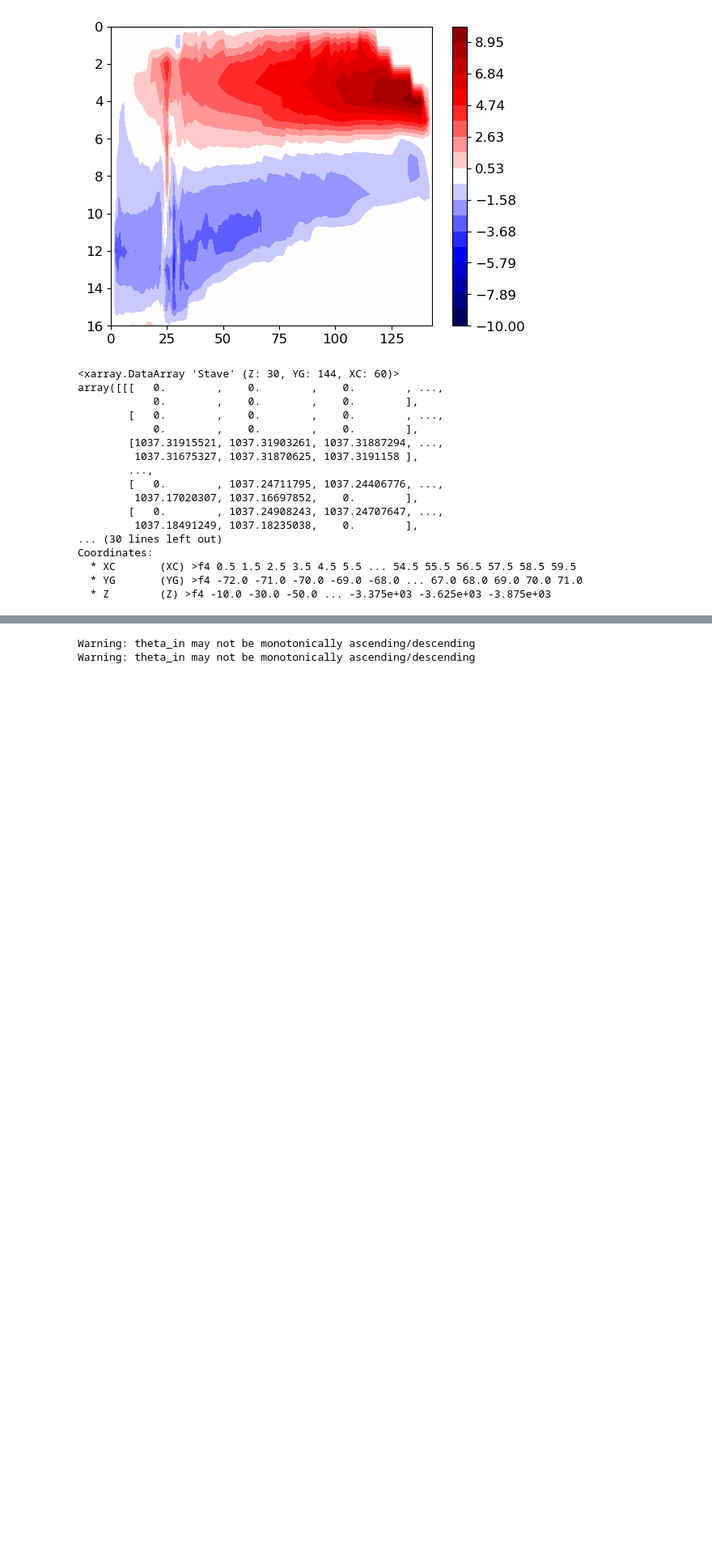
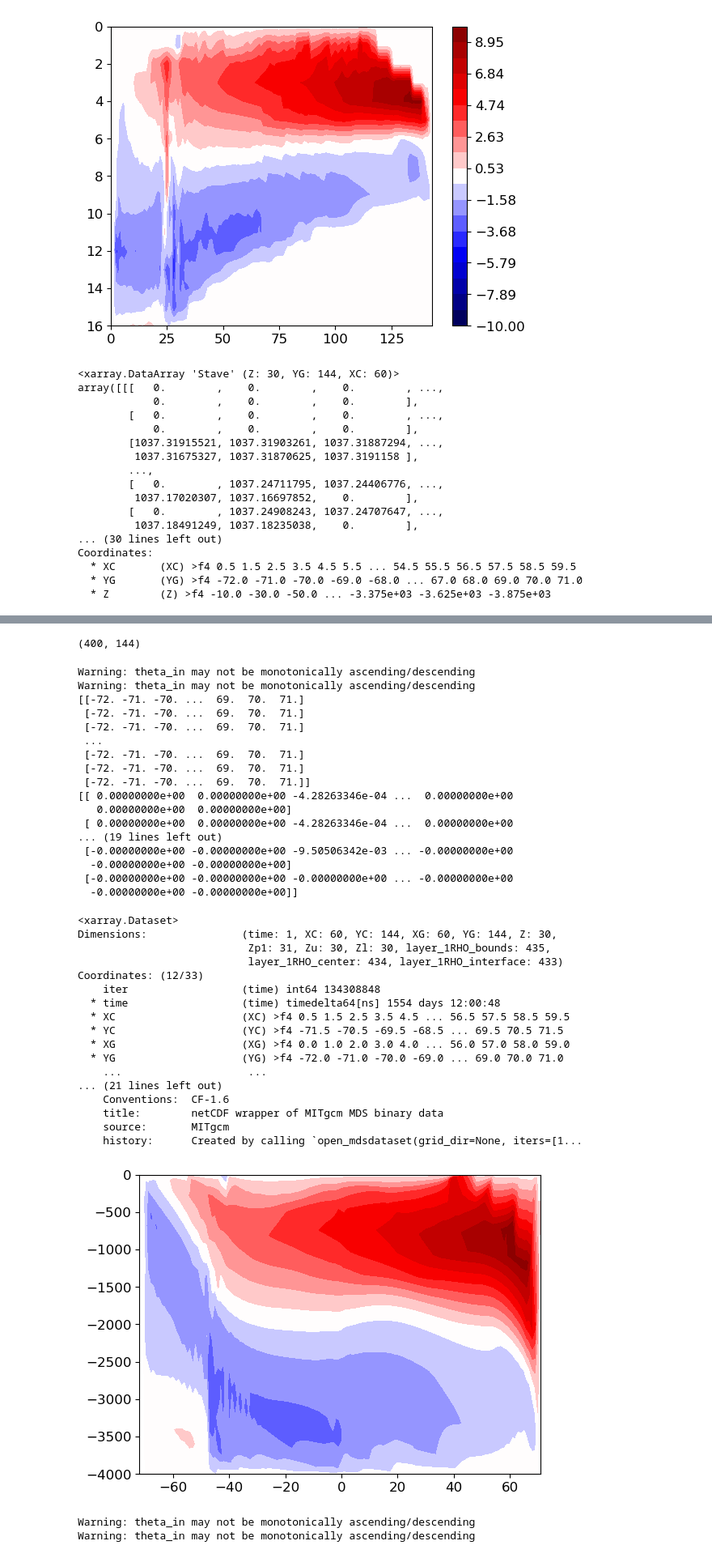
Before and after one commit to anthony-meza/test_age_framework, a Jupyter notebook: single_basin_production_figures.ipynb, the cells around one changed output, grey strips where cells are left out. Shown at 81% size. Cells and saved outputs as stored; diff of their text form; code cells hidden in the pictures; blank space fills up the shorter version.

```diff
--- a/single_basin_production_figures.ipynb
+++ b/single_basin_production_figures.ipynb
@@ -819,3 +821,27 @@ Coordinates:
   * XC       (XC) >f4 0.5 1.5 2.5 3.5 4.5 5.5 ... 54.5 55.5 56.5 57.5 58.5 59.5
   * YG       (YG) >f4 -72.0 -71.0 -70.0 -69.0 -68.0 ... 67.0 68.0 69.0 70.0 71.0
   * Z        (Z) >f4 -10.0 -30.0 -50.0 ... -3.375e+03 -3.625e+03 -3.875e+03
+# %%
+dz_layers_atV= layers_apply(dsGM2x.hFacS,(rhoatV_nonan-1000), np.array(layers1_bounds), dsGM2x.drF, dsGM2x.drC, 10, 'Z', 'mylayer_1RHO_bounds')
+dz_layers_atV= layers_apply(dsGM2x.hFacS,(rhoatV_nonan-1000), np.array(layers1_bounds), dsGM2x.drF, dsGM2x.drC, 10, 'Z', 'mylayer_1RHO_bounds')
+
+# dz_layers_atV_zonalsum is actually the zonal sum of volume water between two layers
+# dz_layers_atV_zonalsum:(YG,mylayer_1RHO_bounds)
+dz_layers_atV_zonalsum=dz_layers_atV.sum('XC')
+
+z_layers_atV_zonalsum=dz_layers_atV_zonalsum[:,::-1].cumsum('mylayer_1RHO_bounds')[:,::-1]
+z_area_below=dsGM2x.drF.where(dsGM2x.hFacS==1).sum('XC').transpose('YG','Z')
+z_area_below=z_area_below[:,::-1].cumsum('Z')[:,::-1]
+
+z_depth_np=dsGM2x.Zp1.load().data
+z_area_below_np=z_area_below.load().data
+[Ny,Nz]=z_area_below_np.shape
+z_area_below_np=np.zeros([Ny,Nz+1])
+z_area_below_np[:,:-1]=z_area_below
+
+#z_layers_atV_zonalsum
+#z_layers_atV_zonalsum.load()
+
+#testdrF=dsGM2x.drF*dsGM2x.hFacS
+#testdrF.where(testdrF).mean('XC').sum('Z')
+#dz_layers_atV
@@ -910,3 +1080,59 @@ Text(0.5, 0.98, 'diapycnal (Eul+gm) volume flux from xlayers package')
+# %%
+XX.shape
+YY.shape
+ZZ.shape
+# %% [output]
+(400, 144)
+# %%
+#print()
+
+XX=(0*PsiY_layers_zonalsum.T+dsGM2x.YG).load().data
+YY=layer_depth.T
+ZZ=(PsiY_layers_zonalsum.T/1e6).load().data
+ZZ[np.isnan(YY)]=np.nan
+YY[np.isnan(YY)]=0
+
+#print(XX)
+#print(YY)
+#print(ZZ)
+plt.contourf(XX.T,YY.T,ZZ.T,levels=np.linspace(-10,10,20),vmin=-10,vmax=10,cmap='seismic')
+dsGM2x
+# %% [output]
+Warning: theta_in may not be monotonically ascending/descending
+Warning: theta_in may not be monotonically ascending/descending
+[[-72. -71. -70. ...  69.  70.  71.]
+ [-72. -71. -70. ...  69.  70.  71.]
+ [-72. -71. -70. ...  69.  70.  71.]
+ ...
+ [-72. -71. -70. ...  69.  70.  71.]
+ [-72. -71. -70. ...  69.  70.  71.]
+ [-72. -71. -70. ...  69.  70.  71.]]
+[[ 0.00000000e+00  0.00000000e+00 -4.28263346e-04 ...  0.00000000e+00
+   0.00000000e+00  0.00000000e+00]
+ [ 0.00000000e+00  0.00000000e+00 -4.28263346e-04 ...  0.00000000e+00
+... (19 lines left out)
+ [-0.00000000e+00 -0.00000000e+00 -9.50506342e-03 ... -0.00000000e+00
+  -0.00000000e+00 -0.00000000e+00]
+ [-0.00000000e+00 -0.00000000e+00 -0.00000000e+00 ... -0.00000000e+00
+  -0.00000000e+00 -0.00000000e+00]]
+<xarray.Dataset>
+Dimensions:               (time: 1, XC: 60, YC: 144, XG: 60, YG: 144, Z: 30,
+                           Zp1: 31, Zu: 30, Zl: 30, layer_1RHO_bounds: 435,
+                           layer_1RHO_center: 434, layer_1RHO_interface: 433)
+Coordinates: (12/33)
+    iter                  (time) int64 134308848
+  * time                  (time) timedelta64[ns] 1554 days 12:00:48
+  * XC                    (XC) >f4 0.5 1.5 2.5 3.5 4.5 ... 56.5 57.5 58.5 59.5
+  * YC                    (YC) >f4 -71.5 -70.5 -69.5 -68.5 ... 69.5 70.5 71.5
+  * XG                    (XG) >f4 0.0 1.0 2.0 3.0 4.0 ... 56.0 57.0 58.0 59.0
+  * YG                    (YG) >f4 -72.0 -71.0 -70.0 -69.0 ... 69.0 70.0 71.0
+    ...                    ...
+... (21 lines left out)
+    Conventions:  CF-1.6
+    title:        netCDF wrapper of MITgcm MDS binary data
+    source:       MITgcm
+    history:      Created by calling `open_mdsdataset(grid_dir=None, iters=[1...
+[figure, added]
 # %%
 #top view of age interpolated to isopycnals
 
```
Also changed, not shown: parts of 18 cells of this notebook.
